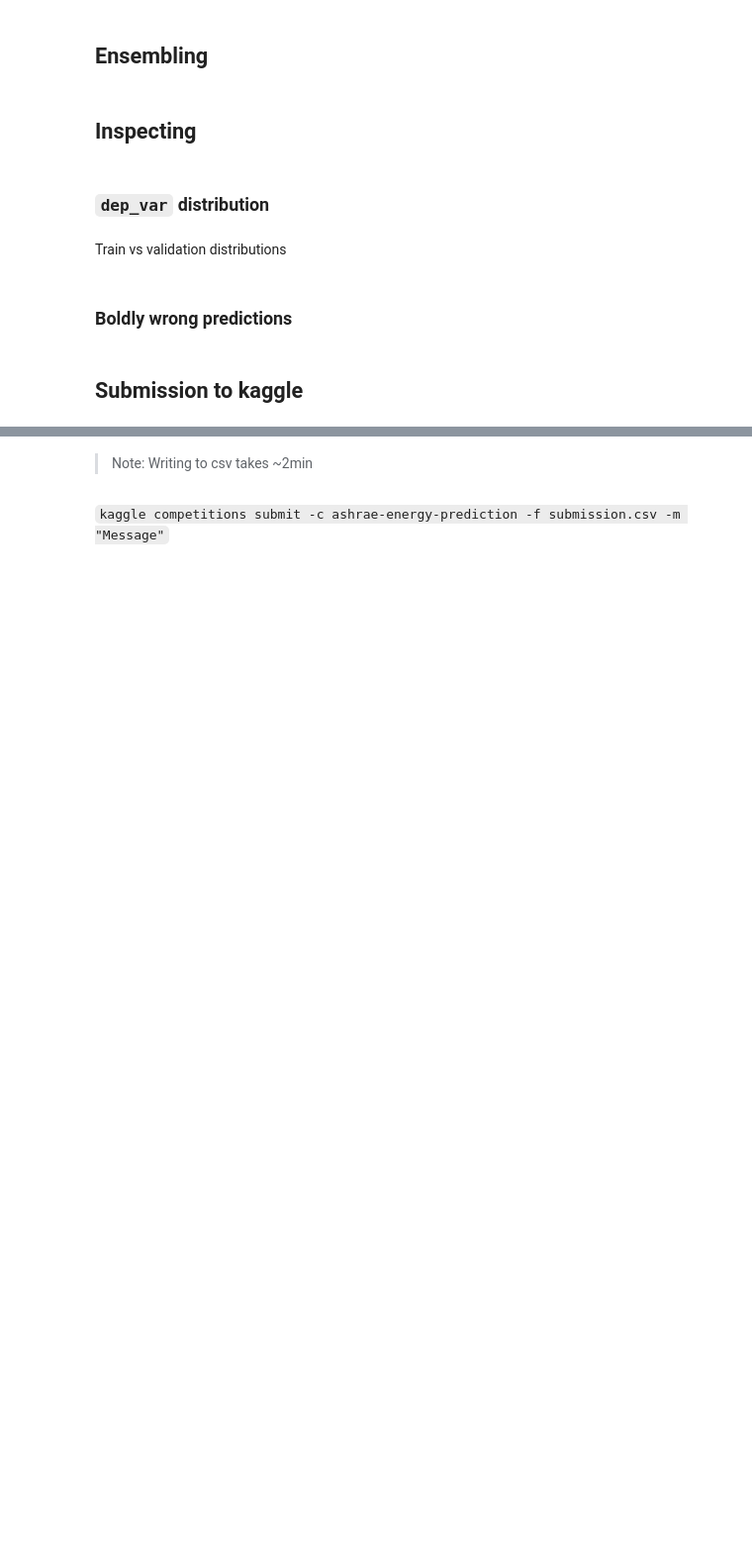
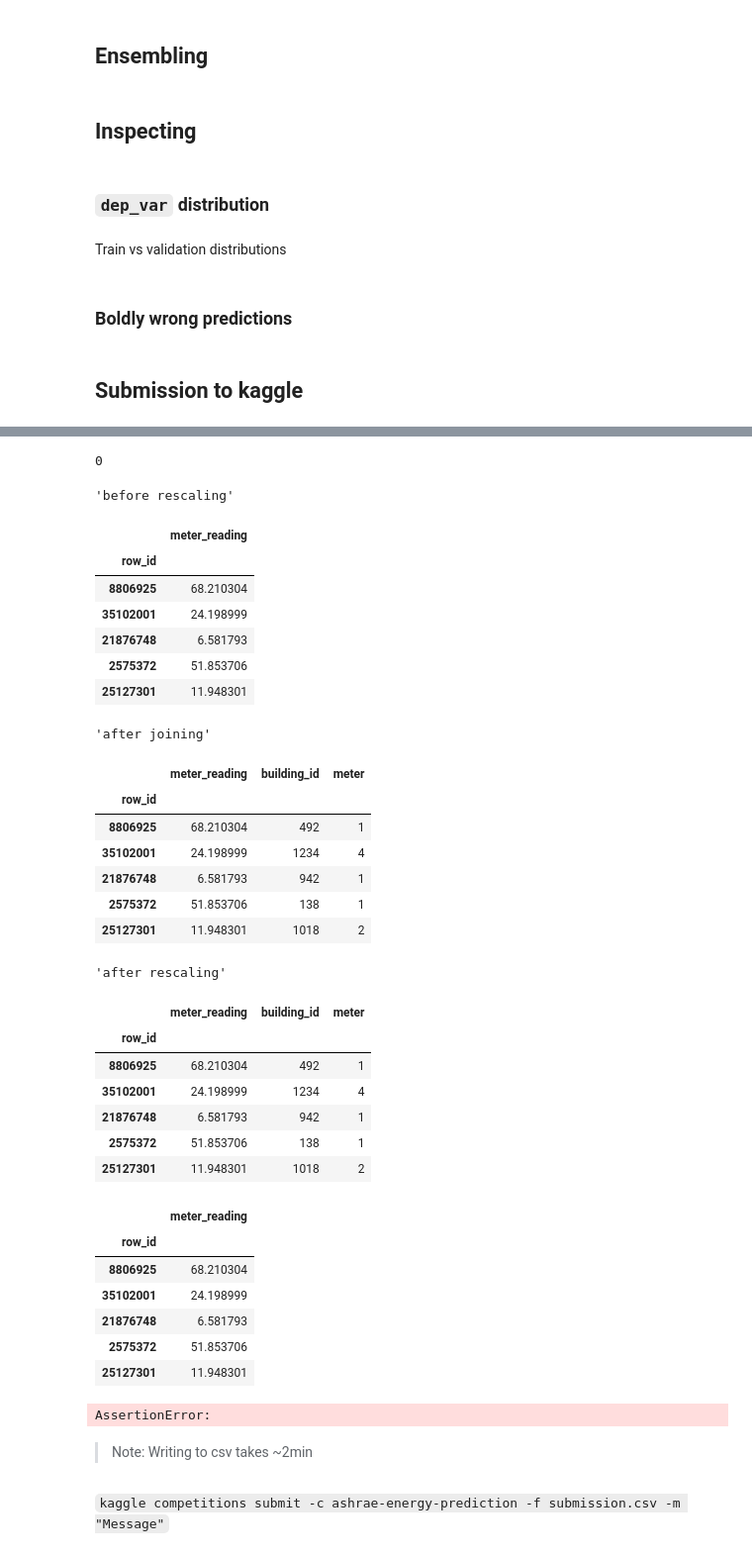
Before and after one commit to eschmidt42/ashrae, a Jupyter notebook: nbs/all_meters_one_model.ipynb, the cells around one changed output, grey strips where cells are left out. Shown at 99% size. Cells and saved outputs as stored; diff of their text form; code cells hidden in the pictures; blank space fills up the shorter version.

Commit message:
added unit conversion after prediction

```diff
--- a/nbs/all_meters_one_model.ipynb
+++ b/nbs/all_meters_one_model.ipynb
@@ -261,4 +351,4 @@ run = -1 # a counter for `fit_one_cycle` executions
 # %%
 run += 1
 print(f'run #{run}')
-learn.fit_one_cycle(5, lr_max=1e-1)
+learn.fit_one_cycle(5, lr_max=4e-2)
@@ -497,14 +623,61 @@ bwt.run_boldly()
+# %%
+test_dl.classes['meter'].o2i['#na']
+# %% [output]
+0
 # %%
 %%time
 if do_test:
     y_test_pred_original = torch.exp(tensor(y_test_pred)) - 1
 
     y_out = pd.DataFrame(cnr(y_test_pred_original),
                          columns=['meter_reading'],
                          index=test_dl.xs.index)
+
+    # for meter 0 readings of site 0 buildings
+    y_out = y_out.join(test_dl.xs.loc[:,['building_id', 'meter']])
+
+    _meter = test_dl.classes['meter'].o2i[0]
+    _bids = [test_dl.classes['building_id'].o2i[_bid] for _bid in preprocessing.site0_bids]
+    y_out = preprocessing.convert_meter_reading(y_out, _bids,
+                                                preprocessing.kWh_to_kBTU,
+                                                meter=_meter)
+    y_out.drop(columns=['building_id', 'meter'], inplace=True)
     display(y_out.head())
 
     assert len(y_out) == 41697600
+# %% [output]
+'before rescaling'
+|  | meter_reading |
+| row_id |  |
+| 8806925 | 68.210304 |
+| 35102001 | 24.198999 |
+| 21876748 | 6.581793 |
+| 2575372 | 51.853706 |
+| 25127301 | 11.948301 |
+'after joining'
+|  | meter_reading | building_id | meter |
+| row_id |  |  |  |
+| 8806925 | 68.210304 | 492 | 1 |
+| 35102001 | 24.198999 | 1234 | 4 |
+| 21876748 | 6.581793 | 942 | 1 |
+| 2575372 | 51.853706 | 138 | 1 |
+| 25127301 | 11.948301 | 1018 | 2 |
+'after rescaling'
+|  | meter_reading | building_id | meter |
+| row_id |  |  |  |
+| 8806925 | 68.210304 | 492 | 1 |
+| 35102001 | 24.198999 | 1234 | 4 |
+| 21876748 | 6.581793 | 942 | 1 |
+| 2575372 | 51.853706 | 138 | 1 |
+| 25127301 | 11.948301 | 1018 | 2 |
+|  | meter_reading |
+| row_id |  |
+| 8806925 | 68.210304 |
+| 35102001 | 24.198999 |
+| 21876748 | 6.581793 |
+| 2575372 | 51.853706 |
+| 25127301 | 11.948301 |
+AssertionError:
 # %% [markdown]
 > Note: Writing to csv takes ~2min
 # %%
```
Also changed, not shown: parts of 17 cells of this notebook.
